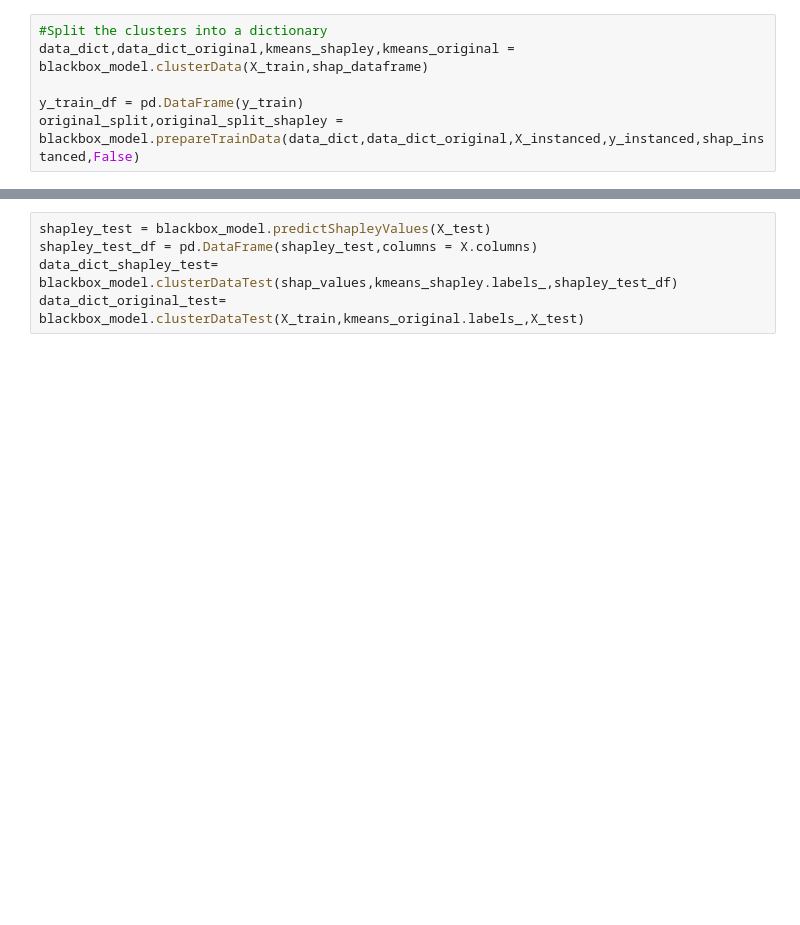
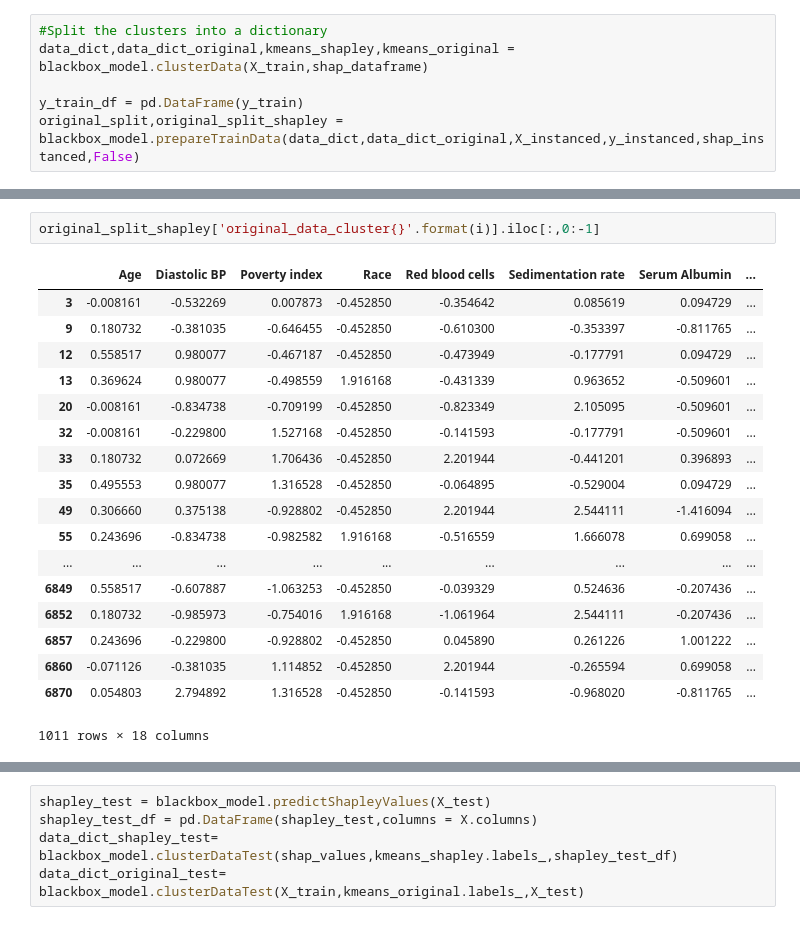
Before and after one commit to koralpc/shapley-bootstrapping, a Jupyter notebook: Notebooks/Shapley_PCA_Notebook.ipynb, the cells around one changed output, grey strips where cells are left out. Cells and saved outputs as stored; diff of their text form; blank space fills up the shorter version.

```diff
--- a/Notebooks/Shapley_PCA_Notebook.ipynb
+++ b/Notebooks/Shapley_PCA_Notebook.ipynb
@@ -199,3 +143,24 @@ original_split,original_split_shapley = blackbox_model.prepareTrainData(data_dic
+# %%
+original_split_shapley['original_data_cluster{}'.format(i)].iloc[:,0:-1]
+# %% [output]
+|  | Age | Diastolic BP | Poverty index | Race | Red blood cells | Sedimentation rate | Serum Albumin | ... |
+| 3 | -0.008161 | -0.532269 | 0.007873 | -0.452850 | -0.354642 | 0.085619 | 0.094729 | ... |
+| 9 | 0.180732 | -0.381035 | -0.646455 | -0.452850 | -0.610300 | -0.353397 | -0.811765 | ... |
+| 12 | 0.558517 | 0.980077 | -0.467187 | -0.452850 | -0.473949 | -0.177791 | 0.094729 | ... |
+| 13 | 0.369624 | 0.980077 | -0.498559 | 1.916168 | -0.431339 | 0.963652 | -0.509601 | ... |
+| 20 | -0.008161 | -0.834738 | -0.709199 | -0.452850 | -0.823349 | 2.105095 | -0.509601 | ... |
+| 32 | -0.008161 | -0.229800 | 1.527168 | -0.452850 | -0.141593 | -0.177791 | -0.509601 | ... |
+| 33 | 0.180732 | 0.072669 | 1.706436 | -0.452850 | 2.201944 | -0.441201 | 0.396893 | ... |
+| 35 | 0.495553 | 0.980077 | 1.316528 | -0.452850 | -0.064895 | -0.529004 | 0.094729 | ... |
+| 49 | 0.306660 | 0.375138 | -0.928802 | -0.452850 | 2.201944 | 2.544111 | -1.416094 | ... |
+| 55 | 0.243696 | -0.834738 | -0.982582 | 1.916168 | -0.516559 | 1.666078 | 0.699058 | ... |
+| ... | ... | ... | ... | ... | ... | ... | ... | ... |
+| 6849 | 0.558517 | -0.607887 | -1.063253 | -0.452850 | -0.039329 | 0.524636 | -0.207436 | ... |
+| 6852 | 0.180732 | -0.985973 | -0.754016 | 1.916168 | -1.061964 | 2.544111 | -0.207436 | ... |
+| 6857 | 0.243696 | -0.229800 | -0.928802 | -0.452850 | 0.045890 | 0.261226 | 1.001222 | ... |
+| 6860 | -0.071126 | -0.381035 | 1.114852 | -0.452850 | 2.201944 | -0.265594 | 0.699058 | ... |
+| 6870 | 0.054803 | 2.794892 | 1.316528 | -0.452850 | -0.141593 | -0.968020 | -0.811765 | ... |
+1011 rows × 18 columns
 # %%
 model_dict,eval_results = blackbox_model.trainPredictor(original_split)
 model_dict_shapley,eval_results_shapley = blackbox_model.trainPredictor(original_split_shapley)
```
Also changed, not shown: parts of 11 cells of this notebook, 1 other file.
